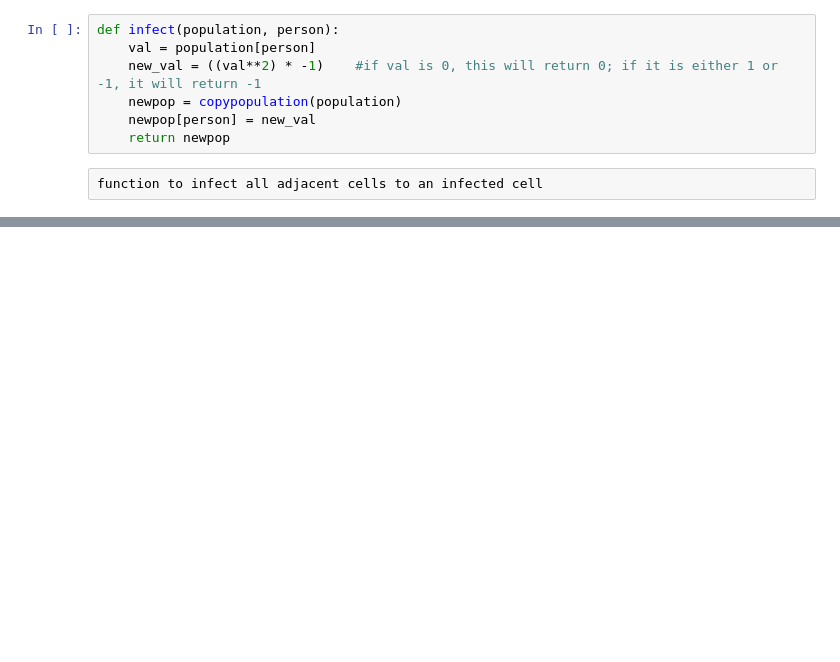
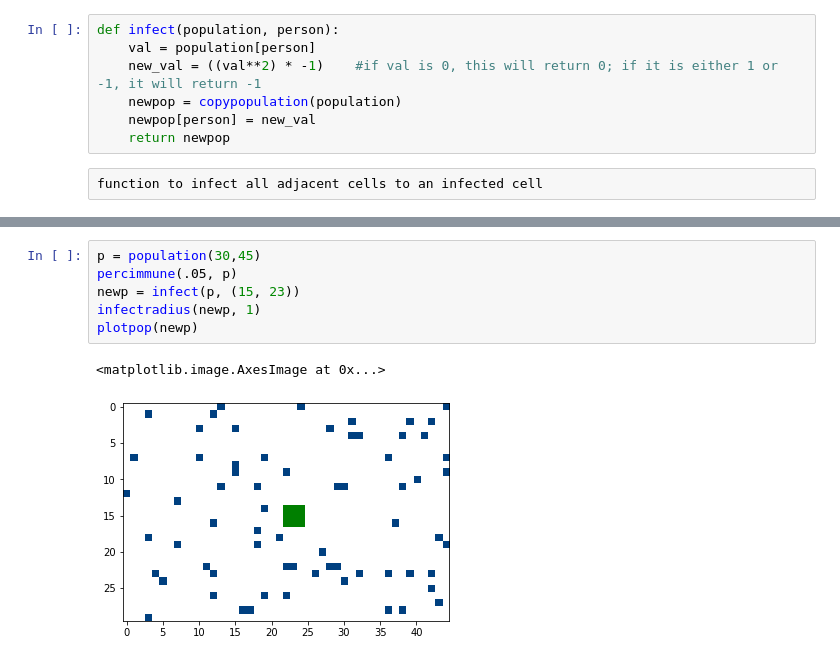
Before and after one commit to eekraus/PHYS250, a Jupyter notebook: final-project-eekraus/project.ipynb, the cells around one changed output, grey strips where cells are left out. Saved outputs shown, nothing was run; the diff lists cells and outputs as text; blank space fills up the shorter version.

```diff
--- a/final-project-eekraus/project.ipynb
+++ b/final-project-eekraus/project.ipynb
@@ -138,0 +233,9 @@ plotpop(newp)
+# %%
+p = population(30,45)
+percimmune(.05, p)
+newp = infect(p, (15, 23))
+infectradius(newp, 1)
+plotpop(newp)
+# %% [output]
+<matplotlib.image.AxesImage at 0x...>
+[figure, added]
```
Also changed, not shown: parts of 18 cells of this notebook.
